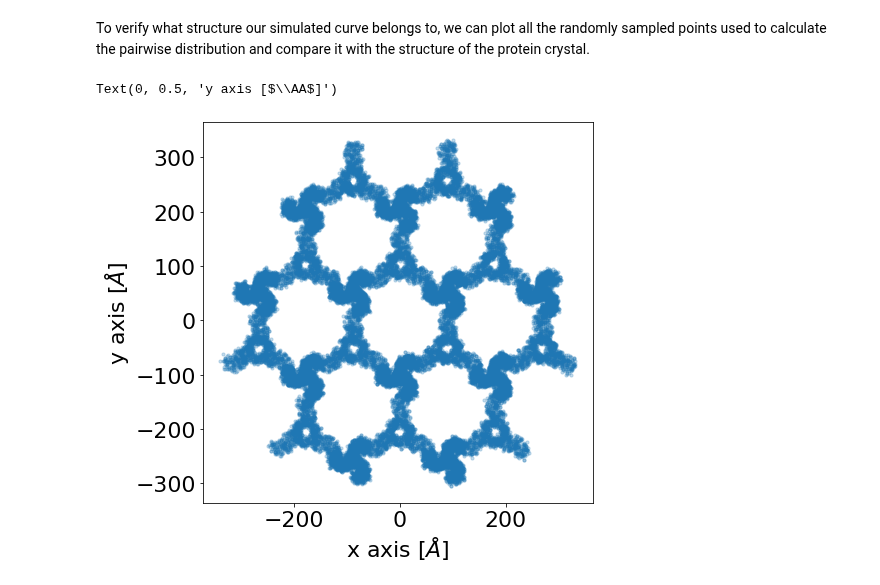
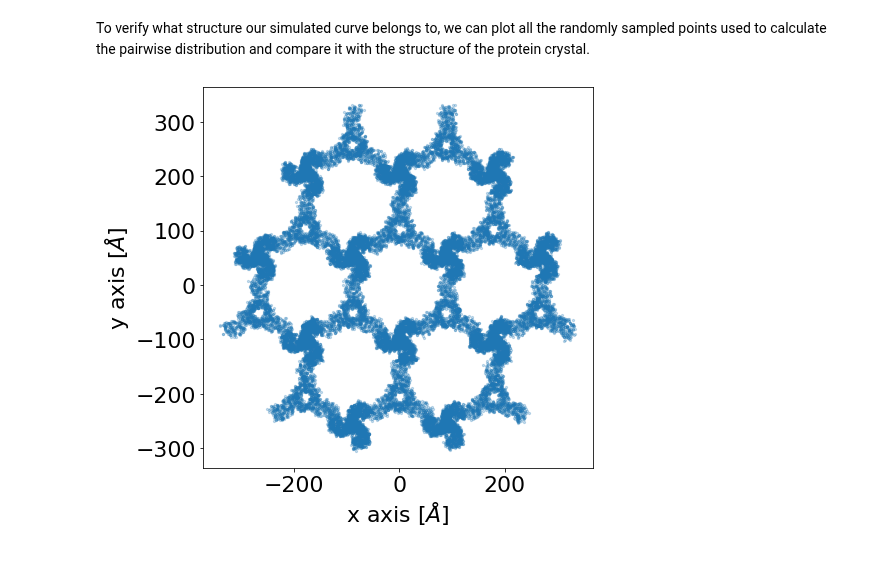
Before and after one commit to pozzo-research-group/MC-DFM, a Jupyter notebook: Notebooks/Protein Crystal C3-23.ipynb, the cells around one changed output. Saved outputs shown, nothing was run; the diff lists cells and outputs as text; code cells hidden in the pictures.

```diff
--- a/Notebooks/Protein Crystal C3-23.ipynb
+++ b/Notebooks/Protein Crystal C3-23.ipynb
@@ -71,14 +70,11 @@ To verify what structure our simulated curve belongs to, we can plot all the ran
 struc = simulator.structure_coordinates_1
 # %%
 fig, ax = plt.subplots(figsize=(7,7))
-plt.scatter(struc[:,0][::50], struc[:,1][::50], alpha = 0.25, s=10)
-#plt.xlim([-300,400])
-#plt.ylim([-300,400])
-#plt.axis('off')
+plt.scatter(struc[:,0][::50], struc[:,1][::50], alpha = 0.25, s=5)
 plt.xlabel('x axis [$\AA$]')
 plt.ylabel('y axis [$\AA$]')
 #plt.axis('off')
 #plt.savefig('../Images/Sampled_Electron_Density_Tube_assembly_2.png', dpi=300, bbox_inches="tight")
+plt.show()
 # %% [output]
-Text(0, 0.5, 'y axis [$\\AA$]')
-[figure, old version]
+[figure, new version]
```
Also changed, not shown: parts of 5 cells of this notebook.
